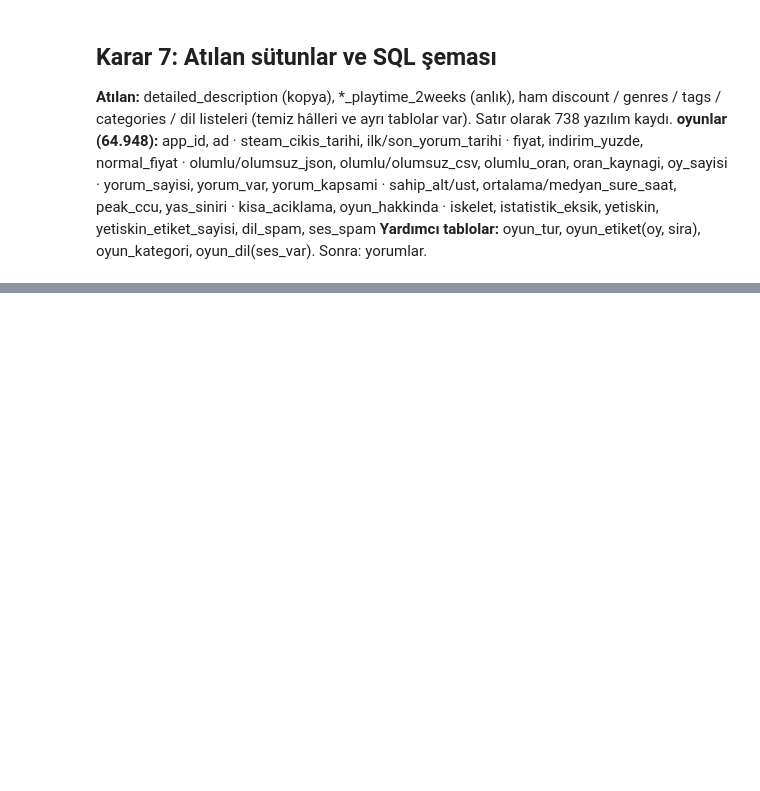
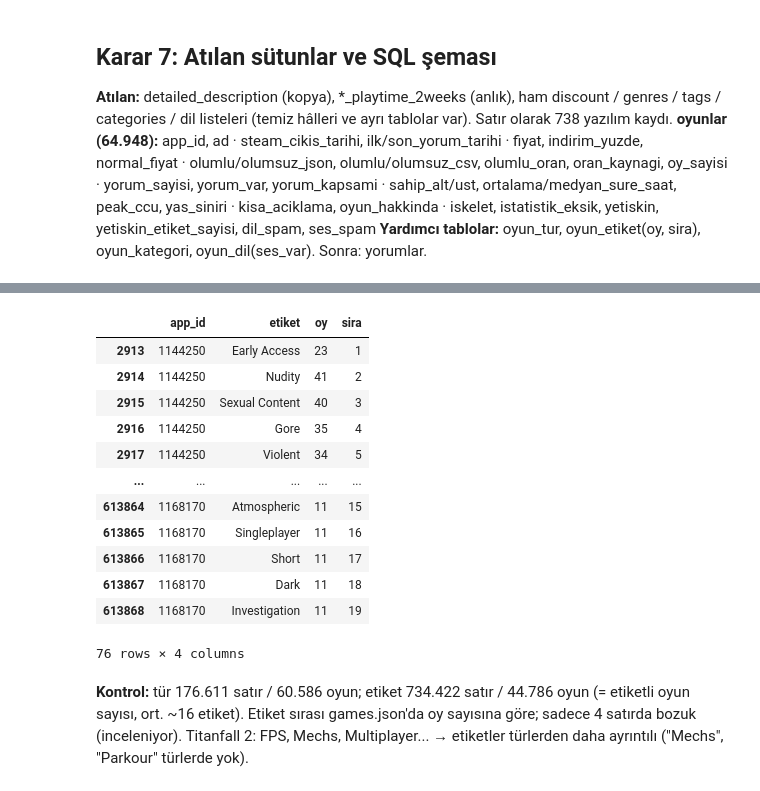
Before and after one commit to kaanaydin02/steam-oyun-asistani, a Jupyter notebook: notebooks/02_alt_kume_ve_temizlik.ipynb, the cells around one changed output, grey strips where cells are left out. Cells and saved outputs as stored; diff of their text form; code cells hidden in the pictures; blank space fills up the shorter version.

```diff
--- a/notebooks/02_alt_kume_ve_temizlik.ipynb
+++ b/notebooks/02_alt_kume_ve_temizlik.ipynb
@@ -1231,0 +1571,22 @@ True      0.401   252
+# %%
+bozuk = oyun_etiket.groupby("app_id")["oy"].diff() > 0
+bozuk_oyunlar = oyun_etiket.loc[bozuk, "app_id"]
+oyun_etiket[oyun_etiket["app_id"].isin(bozuk_oyunlar)]
+# %% [output]
+|  | app_id | etiket | oy | sira |
+| 2913 | 1144250 | Early Access | 23 | 1 |
+| 2914 | 1144250 | Nudity | 41 | 2 |
+| 2915 | 1144250 | Sexual Content | 40 | 3 |
+| 2916 | 1144250 | Gore | 35 | 4 |
+| 2917 | 1144250 | Violent | 34 | 5 |
+| ... | ... | ... | ... | ... |
+| 613864 | 1168170 | Atmospheric | 11 | 15 |
+| 613865 | 1168170 | Singleplayer | 11 | 16 |
+| 613866 | 1168170 | Short | 11 | 17 |
+| 613867 | 1168170 | Dark | 11 | 18 |
+| 613868 | 1168170 | Investigation | 11 | 19 |
+76 rows × 4 columns
+# %% [markdown]
+**Kontrol:** tür 176.611 satır / 60.586 oyun; etiket 734.422 satır / 44.786 oyun (= etiketli oyun sayısı, ort. ~16 etiket).
+Etiket sırası games.json'da oy sayısına göre; sadece 4 satırda bozuk (inceleniyor).
+Titanfall 2: FPS, Mechs, Multiplayer... → etiketler türlerden daha ayrıntılı ("Mechs", "Parkour" türlerde yok).
```
Also changed, not shown: parts of 39 cells of this notebook.
